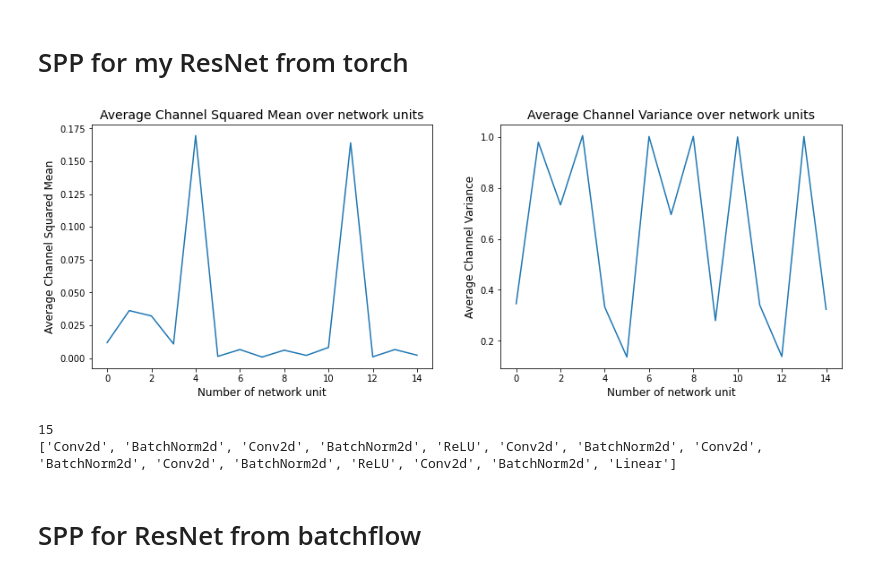
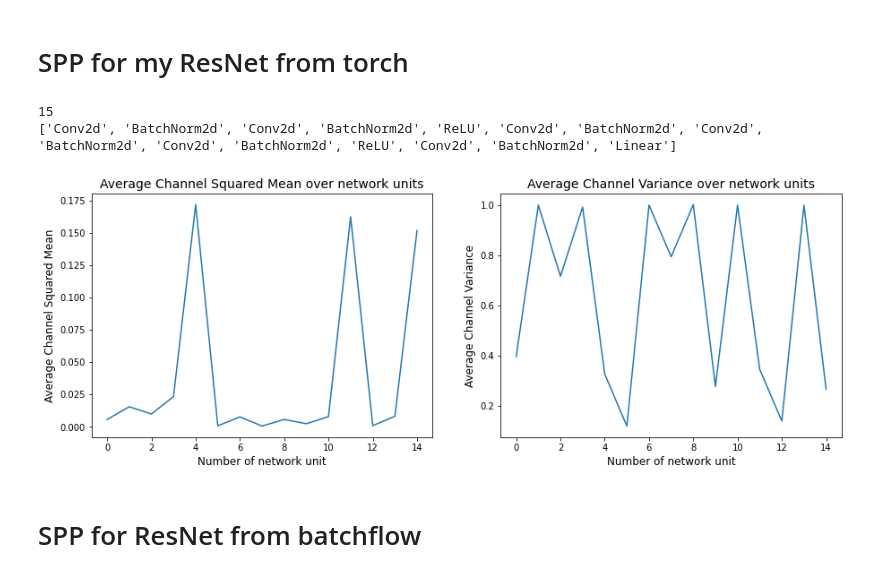
Before and after one commit to RisaMagpie/neuronets, a Jupyter notebook: SPP.ipynb, the cells around one changed output. Cells and saved outputs as stored; diff of their text form; code cells hidden in the pictures.

```diff
--- a/SPP.ipynb
+++ b/SPP.ipynb
@@ -136,7 +136,3 @@ class SPP:
             ax.set_xlabel("Number of network unit", fontsize=12)
             ax.set_ylabel(title, fontsize=12)
         fig.show()
-# %%
-sp_info = SPP(model, image_shape=(1, 32, 32), batch_size=3, show_plots=True)
-# %% [output]
-[figure, removed]
@@ -145,9 +139,14 @@ _ = model(torch.randn(3, 1, 28, 28))
 # %%
-print(len(sp_info.statistics['Average Channel Squared Mean'])) # must be 15
-print(sp_info.modules_instances)
+signal_prop = SPP()
+signal_prop.SPP_info(model, image_shape=(1, 32, 32), batch_size=3)
+print(len(signal_prop.statistics['Average Channel Squared Mean'])) # must be 15
+print(signal_prop.modules_instances)
+
+signal_prop.show_SPP_graphs()
 # %% [output]
 15
 ['Conv2d', 'BatchNorm2d', 'Conv2d', 'BatchNorm2d', 'ReLU', 'Conv2d', 'BatchNorm2d', 'Conv2d', 'BatchNorm2d', 'Conv2d', 'BatchNorm2d', 'ReLU', 'Conv2d', 'BatchNorm2d', 'Linear']
+[figure, added]
 # %% [markdown]
 # SPP for ResNet from batchflow
 # %%
```
Also changed, not shown: parts of 9 cells of this notebook.
